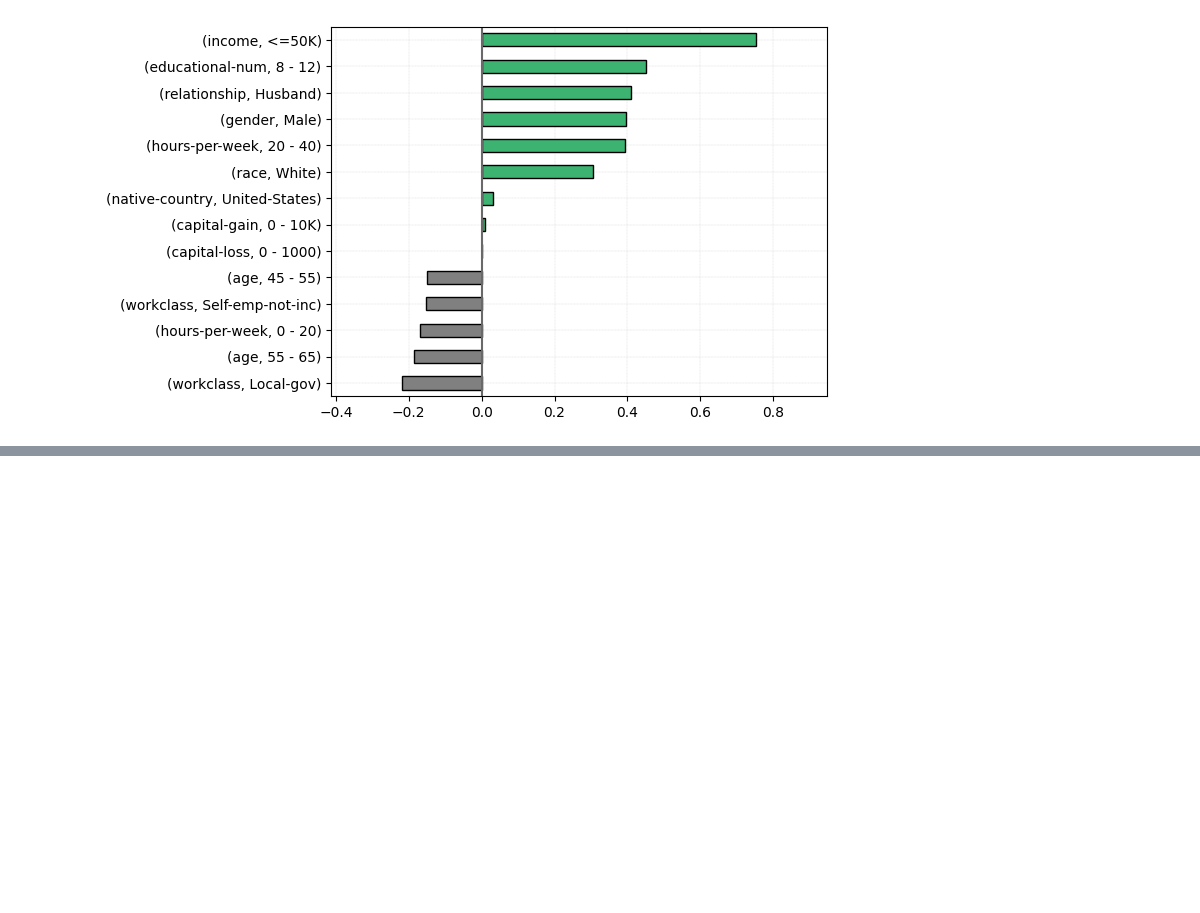
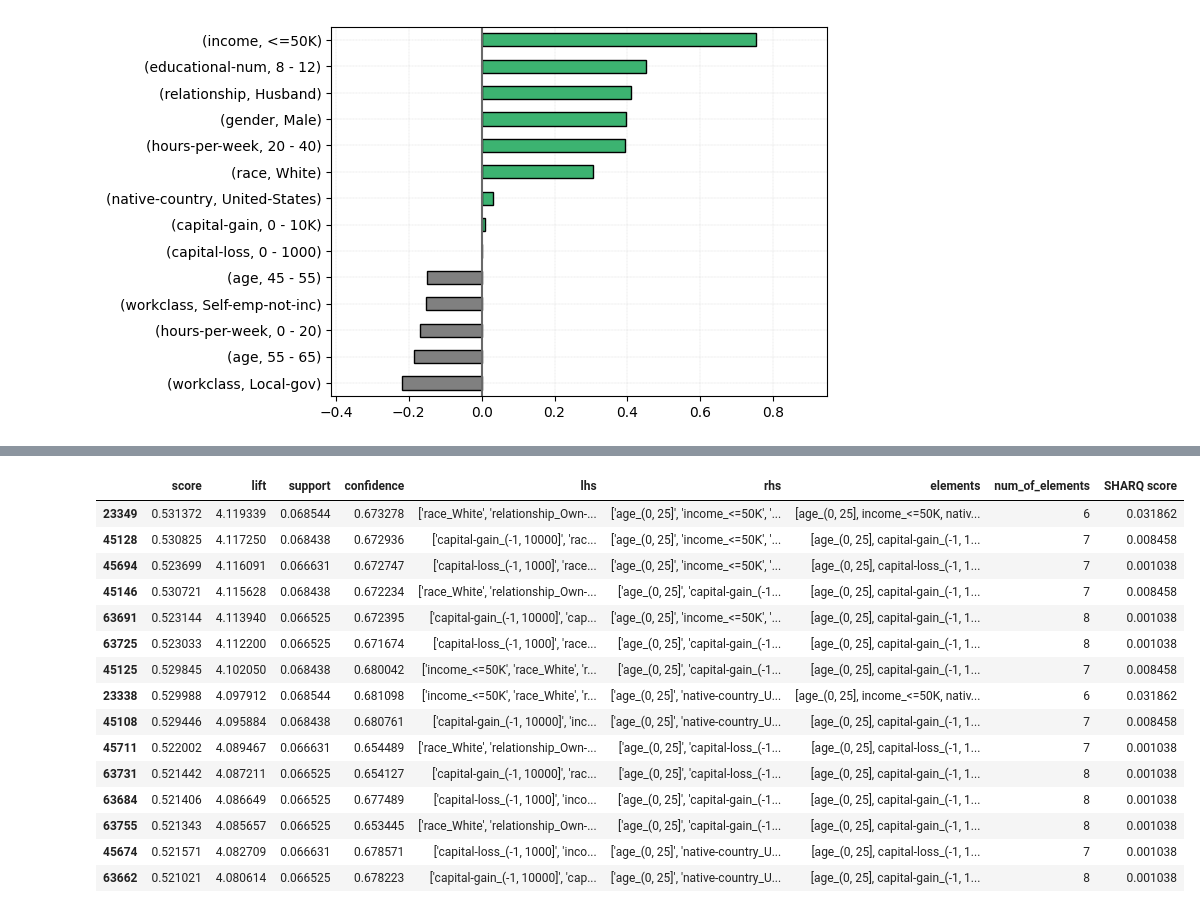
Before and after one commit to hadarib123/SHARQ-demo, a Jupyter notebook: example_notebook_demo_adult.ipynb, the cells around one changed output, grey strips where cells are left out. Drawn from its saved outputs; the diff is of its cells as text; code cells hidden in the pictures; blank space fills up the shorter version.

```diff
--- a/example_notebook_demo_adult.ipynb
+++ b/example_notebook_demo_adult.ipynb
@@ -72,0 +101,4 @@ sharq.get_columns_elements_heatmap_table_visualization()
+# %%
+# add each rule's SHARQ score to the rules set
+sharq.add_sharq_score_to_rules_set()
+sharq.rules_set.head()
@@ -72,0 +112,21 @@ sharq.get_columns_elements_heatmap_table_visualization()
+# %%
+# sort rules set by lift score (descending) and sharq score (ascending)
+sharq.rules_set = sharq.rules_set.sort_values(by=['lift', 'SHARQ score'], ascending=[False, True])
+sharq.rules_set.head(15)
+# %% [output]
+|  | score | lift | support | confidence | lhs | rhs | elements | num_of_elements | SHARQ score |
+| 23349 | 0.531372 | 4.119339 | 0.068544 | 0.673278 | ['race_White', 'relationship_Own-... | ['age_(0, 25]', 'income_<=50K', '... | [age_(0, 25], income_<=50K, nativ... | 6 | 0.031862 |
+| 45128 | 0.530825 | 4.117250 | 0.068438 | 0.672936 | ['capital-gain_(-1, 10000]', 'rac... | ['age_(0, 25]', 'income_<=50K', '... | [age_(0, 25], capital-gain_(-1, 1... | 7 | 0.008458 |
+| 45694 | 0.523699 | 4.116091 | 0.066631 | 0.672747 | ['capital-loss_(-1, 1000]', 'race... | ['age_(0, 25]', 'income_<=50K', '... | [age_(0, 25], capital-loss_(-1, 1... | 7 | 0.001038 |
+| 45146 | 0.530721 | 4.115628 | 0.068438 | 0.672234 | ['race_White', 'relationship_Own-... | ['age_(0, 25]', 'capital-gain_(-1... | [age_(0, 25], capital-gain_(-1, 1... | 7 | 0.008458 |
+| 63691 | 0.523144 | 4.113940 | 0.066525 | 0.672395 | ['capital-gain_(-1, 10000]', 'cap... | ['age_(0, 25]', 'income_<=50K', '... | [age_(0, 25], capital-gain_(-1, 1... | 8 | 0.001038 |
+| 63725 | 0.523033 | 4.112200 | 0.066525 | 0.671674 | ['capital-loss_(-1, 1000]', 'race... | ['age_(0, 25]', 'capital-gain_(-1... | [age_(0, 25], capital-gain_(-1, 1... | 8 | 0.001038 |
+| 45125 | 0.529845 | 4.102050 | 0.068438 | 0.680042 | ['income_<=50K', 'race_White', 'r... | ['age_(0, 25]', 'capital-gain_(-1... | [age_(0, 25], capital-gain_(-1, 1... | 7 | 0.008458 |
+| 23338 | 0.529988 | 4.097912 | 0.068544 | 0.681098 | ['income_<=50K', 'race_White', 'r... | ['age_(0, 25]', 'native-country_U... | [age_(0, 25], income_<=50K, nativ... | 6 | 0.031862 |
+| 45108 | 0.529446 | 4.095884 | 0.068438 | 0.680761 | ['capital-gain_(-1, 10000]', 'inc... | ['age_(0, 25]', 'native-country_U... | [age_(0, 25], capital-gain_(-1, 1... | 7 | 0.008458 |
+| 45711 | 0.522002 | 4.089467 | 0.066631 | 0.654489 | ['race_White', 'relationship_Own-... | ['age_(0, 25]', 'capital-loss_(-1... | [age_(0, 25], capital-loss_(-1, 1... | 7 | 0.001038 |
+| 63731 | 0.521442 | 4.087211 | 0.066525 | 0.654127 | ['capital-gain_(-1, 10000]', 'rac... | ['age_(0, 25]', 'capital-loss_(-1... | [age_(0, 25], capital-gain_(-1, 1... | 8 | 0.001038 |
+| 63684 | 0.521406 | 4.086649 | 0.066525 | 0.677489 | ['capital-loss_(-1, 1000]', 'inco... | ['age_(0, 25]', 'capital-gain_(-1... | [age_(0, 25], capital-gain_(-1, 1... | 8 | 0.001038 |
+| 63755 | 0.521343 | 4.085657 | 0.066525 | 0.653445 | ['race_White', 'relationship_Own-... | ['age_(0, 25]', 'capital-gain_(-1... | [age_(0, 25], capital-gain_(-1, 1... | 8 | 0.001038 |
+| 45674 | 0.521571 | 4.082709 | 0.066631 | 0.678571 | ['capital-loss_(-1, 1000]', 'inco... | ['age_(0, 25]', 'native-country_U... | [age_(0, 25], capital-loss_(-1, 1... | 7 | 0.001038 |
+| 63662 | 0.521021 | 4.080614 | 0.066525 | 0.678223 | ['capital-gain_(-1, 10000]', 'cap... | ['age_(0, 25]', 'native-country_U... | [age_(0, 25], capital-gain_(-1, 1... | 8 | 0.001038 |
```
Also changed, not shown: parts of 18 cells of this notebook.
